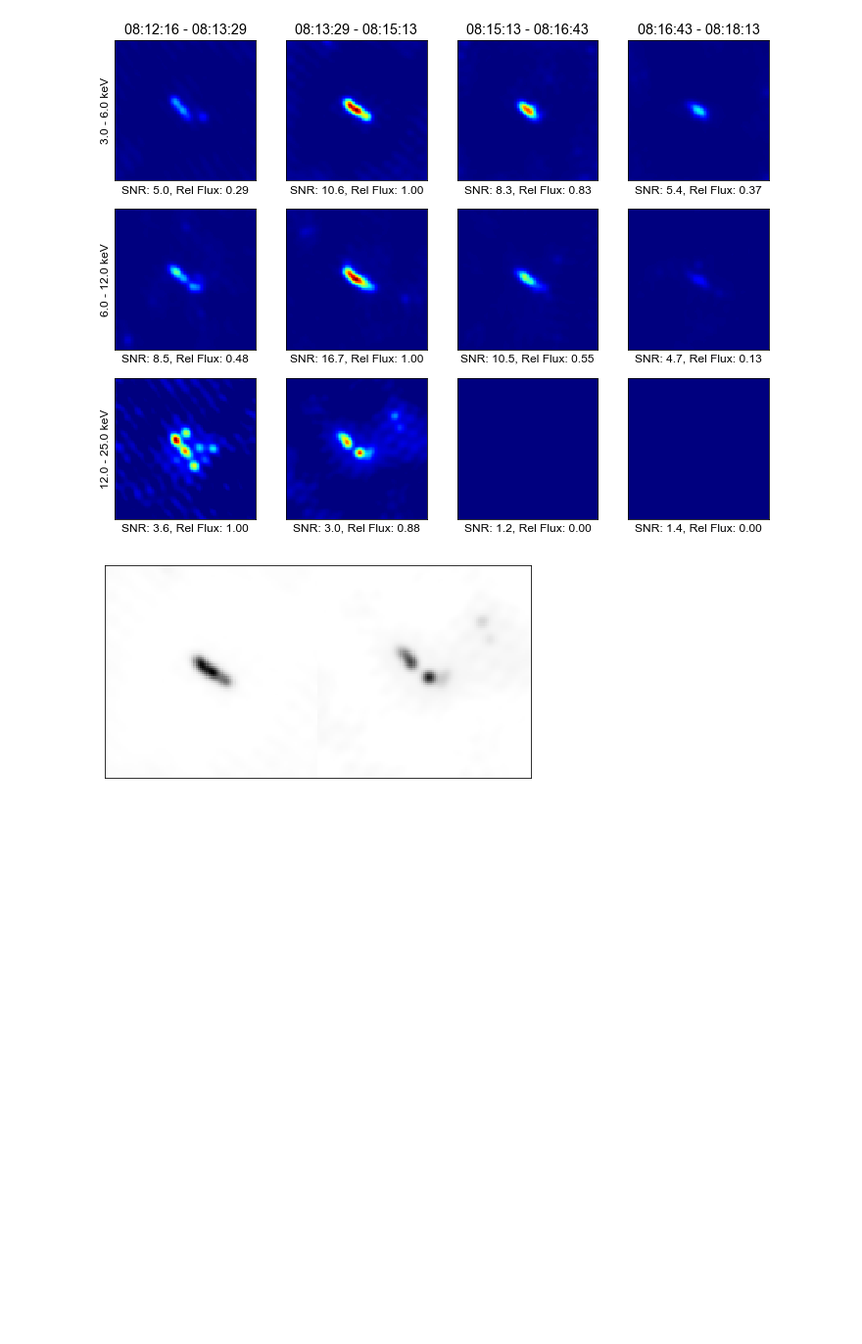
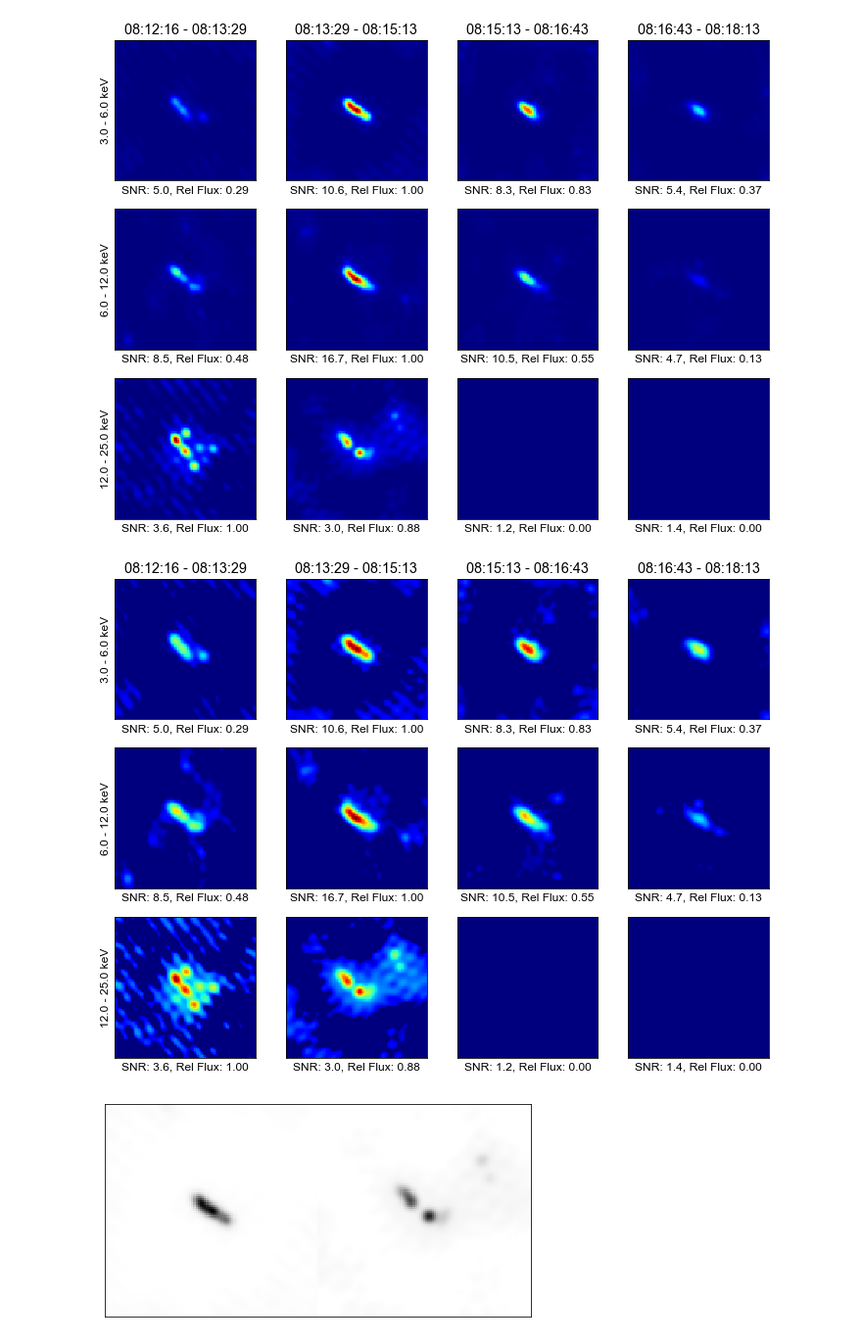
Before and after one commit to ianan/rhsi_flstat, a Jupyter notebook: image_archive_fits.ipynb, the cells around one changed output. Shown at 98% size. Cells and saved outputs as stored; diff of their text form; code cells hidden in the pictures; blank space fills up the shorter version.

```diff
--- a/image_archive_fits.ipynb
+++ b/image_archive_fits.ipynb
@@ -150,6 +151,31 @@ for tt in np.arange(nt):
 plt.show()
 # %% [output]
 [figure]
+# %%
+# Plot all the maps
+plt.rcParams.update({'font.size': 12,'font.family':"sans-serif",\
+                     'font.sans-serif':"Arial",'mathtext.default':"regular"})
+# plt.rcParams.update({'font.size': 12,'font.family':"serif",\
+#                      'font.serif':"STIXGeneral",'mathtext.default':"regular"})
+fig, ax = plt.subplots(nrows=ne, ncols=nt,figsize=(nt*3, ne*3))
+# Load in the RHESSI color table (maybe not the best here?)
+cmap = plt.get_cmap('rhessi')
+# Loop over all the maps and plot
+for tt in np.arange(nt):
+    for ee in np.arange(ne):
+        ax[ee,tt].set_xticks([])
+        ax[ee,tt].set_yticks([])
+        ax[ee,tt].imshow(imgs[tt,ee,:,:],origin='lower',\
+                         norm=colors.PowerNorm(0.5,vmin=maxs[ee]/100.,vmax=maxs[ee]),cmap=cmap)
+        if (ee == 0):
+            ax[ee,tt].set_title(timlab[tt])
+        if (tt == 0):
+            ax[ee,tt].set_ylabel(englab[ee])
+        ax[ee,tt].set_xlabel('SNR: '+"%0.1f" % snr[tt*ne+ee]+\
+                             ', Rel Flux: '+"%0.2f" % relflux[tt,ee])
+plt.show()
+# %% [output]
+[figure, added]
 # %%
 img_two=np.zeros([nx,2*ny])
 img_two[:,0:nx]=imgs[1,0,:,:]/maxs[0]
```
Also changed, not shown: parts of 3 cells of this notebook.
